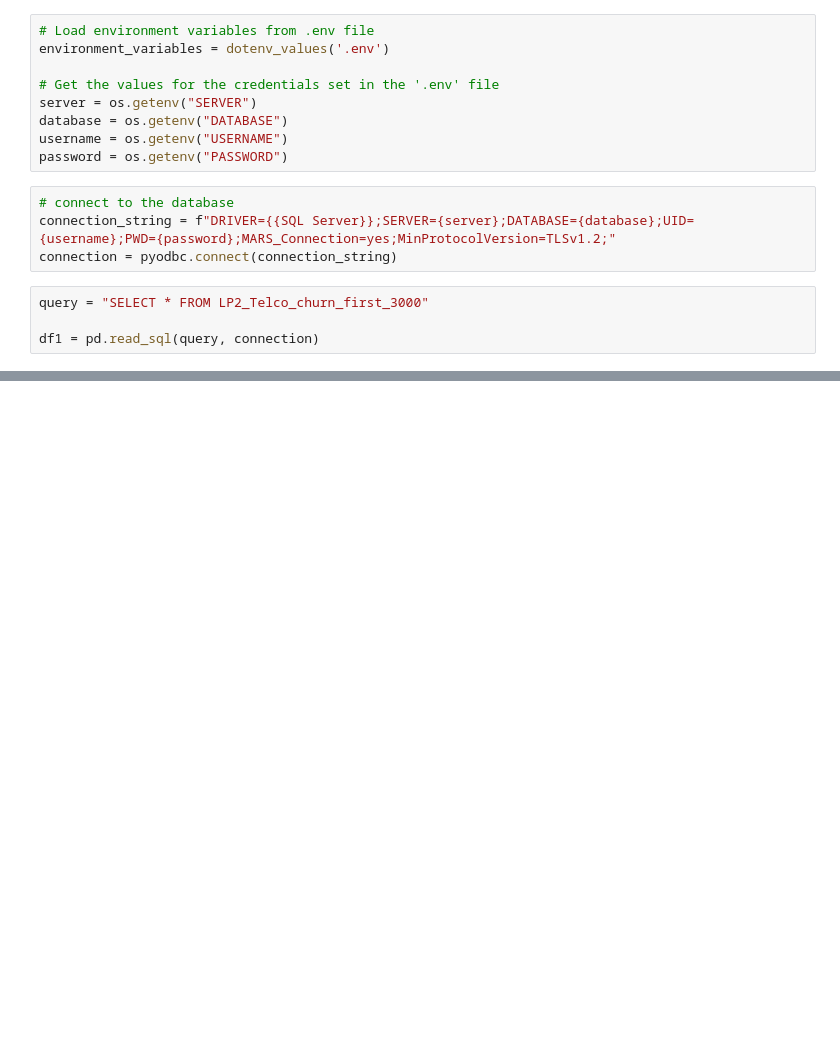
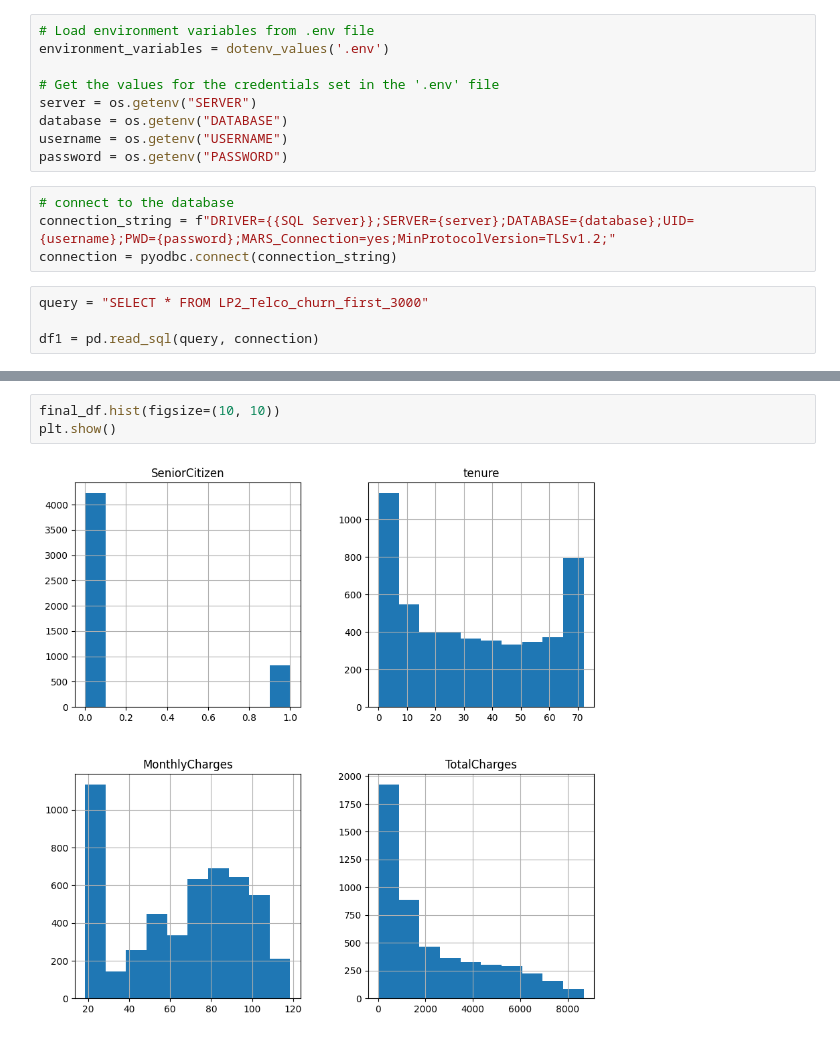
Before and after one commit to NanaYawEl/Telco-Churn-Analysis, a Jupyter notebook: Notebook/Telco_churn.ipynb, the cells around one changed output, grey strips where cells are left out. Saved outputs shown, nothing was run; the diff lists cells and outputs as text; blank space fills up the shorter version.

```diff
--- a/Notebook/Telco_churn.ipynb
+++ b/Notebook/Telco_churn.ipynb
@@ -44,0 +252,5 @@ df1
+# %%
+final_df.hist(figsize=(10, 10))
+plt.show()
+# %% [output]
+[figure, added]
```
Also changed, not shown: parts of 23 cells of this notebook, 1 other file.
